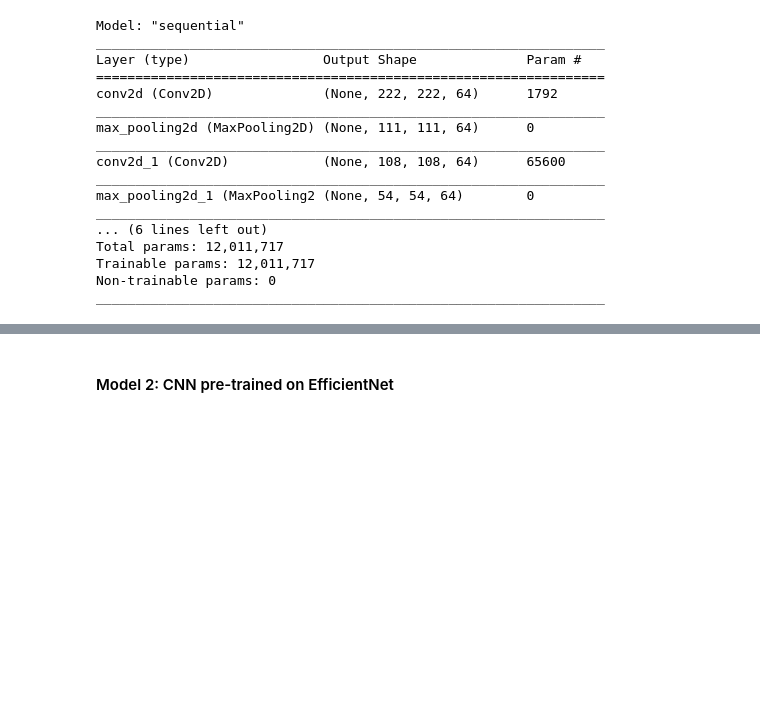
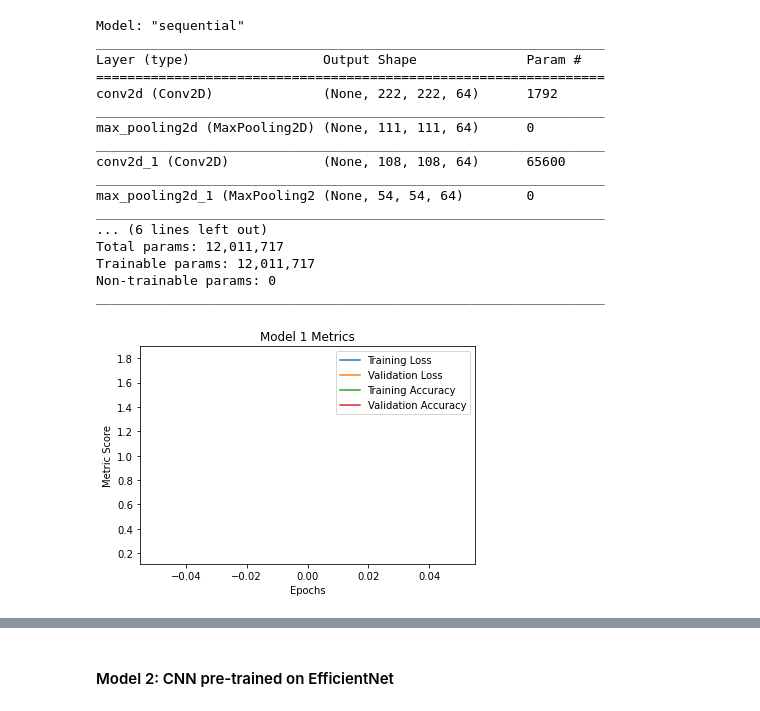
Before and after one commit to choiseun/food-image-classification-via-CNNs, a Jupyter notebook: code/03-eda-visualization.ipynb, the cells around one changed output, grey strips where cells are left out. Drawn from its saved outputs; the diff is of its cells as text; code cells hidden in the pictures; blank space fills up the shorter version.

Commit message:
updated models

```diff
--- a/code/03-eda-visualization.ipynb
+++ b/code/03-eda-visualization.ipynb
@@ -138,5 +138,5 @@ model.compile(optimizer='adam', loss='categorical_crossentropy',
 
 # Fit the model
 results = model.fit(aug.flow(X_train, y_train, batch_size=8), validation_data=(X_test, y_test),
-                   batch_size=8, epochs=10) # Try 10 epochs
+                   batch_size=8, epochs=1) # Try 10 epochs
 # %% [output]
@@ -184 +170,13 @@ _________________________________________________________________
+# %%
+# Plot of accuracy and loss function
+plt.plot(results.history['loss'], label='Training Loss')
+plt.plot(results.history['val_loss'], label='Validation Loss')
+plt.plot(results.history['acc'], label='Training Accuracy')
+plt.plot(results.history['val_acc'], label='Validation Accuracy')
+plt.title('Model 1 Metrics')
+plt.xlabel('Epochs')
+plt.ylabel('Metric Score')
+plt.legend();
+# %% [output]
+[figure, added]
 # %%
```
Also changed, not shown: parts of 17 cells of this notebook, 1 other file.
